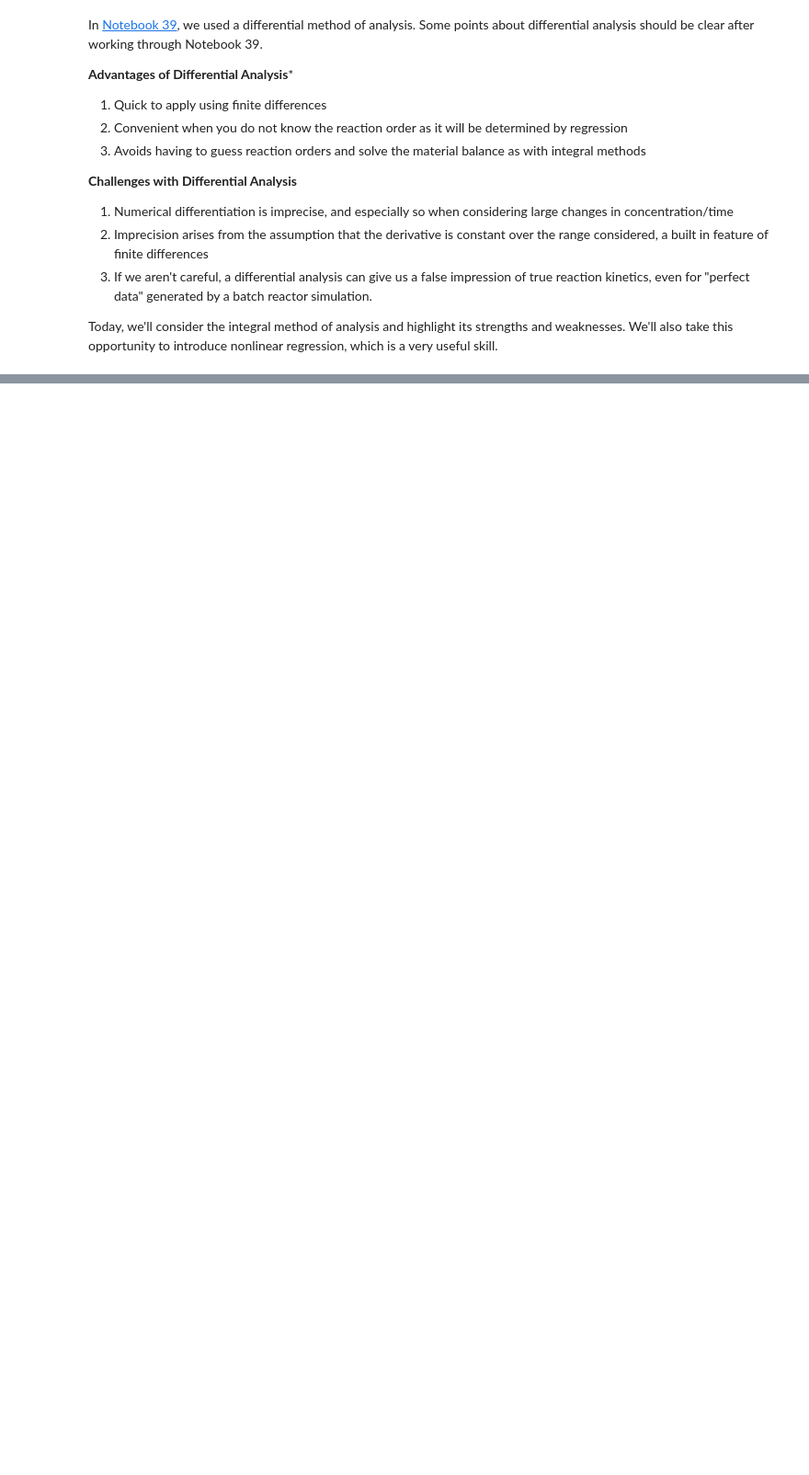
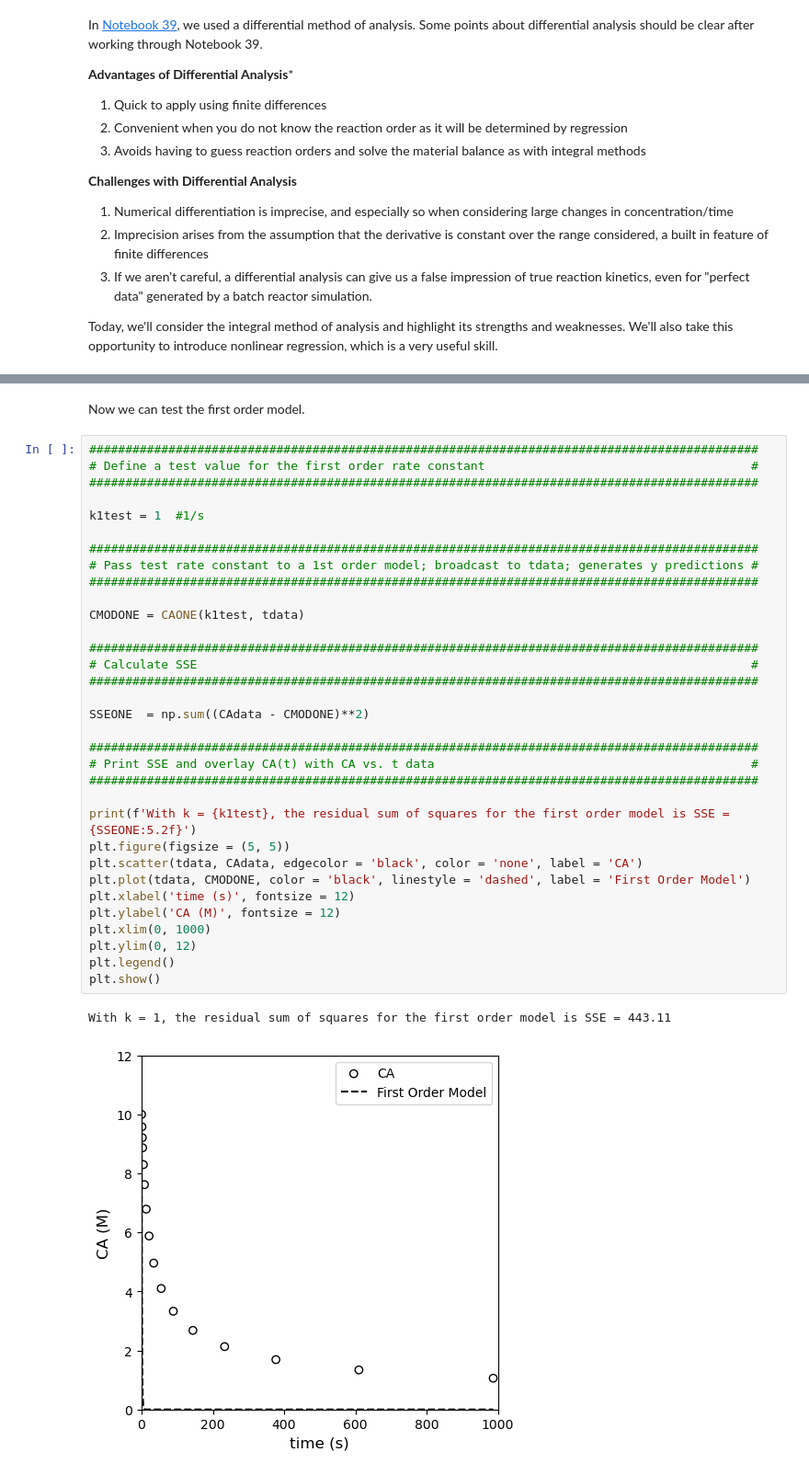
Before and after one commit to jqbond/CEN587, a Jupyter notebook: Notebooks/587-N40.ipynb, the cells around one changed output, grey strips where cells are left out. Shown at 92% size. Cells and saved outputs as stored; diff of their text form; blank space fills up the shorter version.

```diff
--- a/Notebooks/587-N40.ipynb
+++ b/Notebooks/587-N40.ipynb
@@ -928,0 +219,38 @@ If we regress the slope not the intercept, we get k = 0.00044713 +/- 0.00000105
+# %% [markdown]
+Now we can test the first order model.
+# %%
+#############################################################################################
+# Define a test value for the first order rate constant                                     #
+#############################################################################################
+
+k1test = 1  #1/s
+
+#############################################################################################
+# Pass test rate constant to a 1st order model; broadcast to tdata; generates y predictions #
+#############################################################################################
+
+CMODONE = CAONE(k1test, tdata)
+
+#############################################################################################
+# Calculate SSE                                                                             #
+#############################################################################################
+
+SSEONE  = np.sum((CAdata - CMODONE)**2)
+
+#############################################################################################
+# Print SSE and overlay CA(t) with CA vs. t data                                            #
+#############################################################################################
+
+print(f'With k = {k1test}, the residual sum of squares for the first order model is SSE = {SSEONE:5.2f}')
+plt.figure(figsize = (5, 5))
+plt.scatter(tdata, CAdata, edgecolor = 'black', color = 'none', label = 'CA')
+plt.plot(tdata, CMODONE, color = 'black', linestyle = 'dashed', label = 'First Order Model')
+plt.xlabel('time (s)', fontsize = 12)
+plt.ylabel('CA (M)', fontsize = 12)
+plt.xlim(0, 1000)
+plt.ylim(0, 12)
+plt.legend()
+plt.show()
+# %% [output]
+With k = 1, the residual sum of squares for the first order model is SSE = 443.11
+[figure, added]
```
Also changed, not shown: parts of 52 cells of this notebook, 3 other files.
